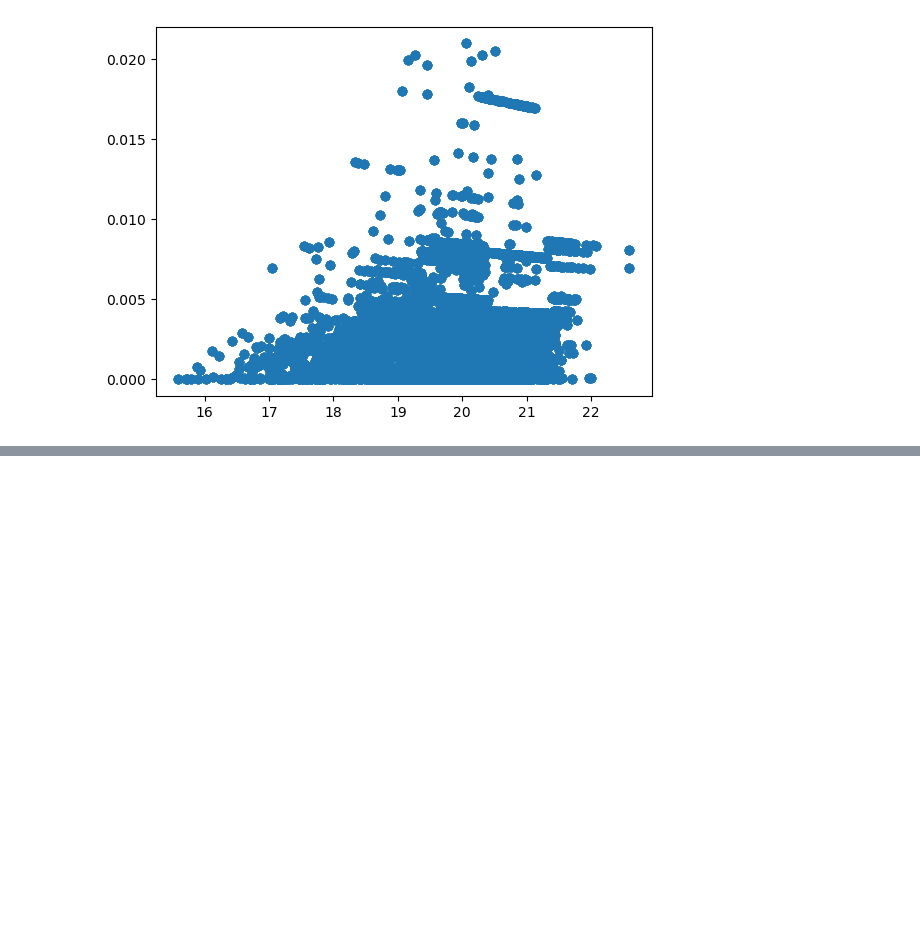
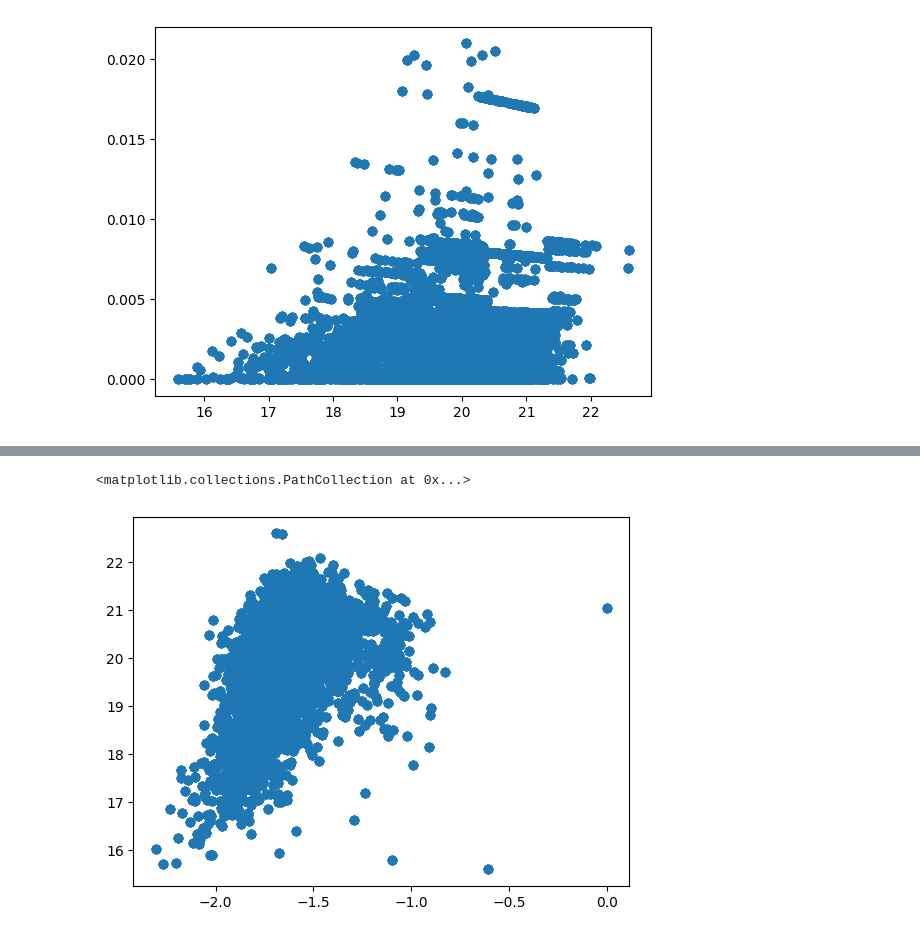
Before and after one commit to bingyanliang/stat-775-final, a Jupyter notebook: hierarchical-regression/regression-model.ipynb, the cells around one changed output, grey strips where cells are left out. Cells and saved outputs as stored; diff of their text form; code cells hidden in the pictures; blank space fills up the shorter version.

```diff
--- a/hierarchical-regression/regression-model.ipynb
+++ b/hierarchical-regression/regression-model.ipynb
@@ -120,0 +208,5 @@ plt.scatter(mag_sersic, mag_ratio)
+# %%
+plt.scatter(m20_i, mag_sersic)
+# %% [output]
+<matplotlib.collections.PathCollection at 0x...>
+[figure, added]
```
Also changed, not shown: parts of 13 cells of this notebook, 1 other file.
